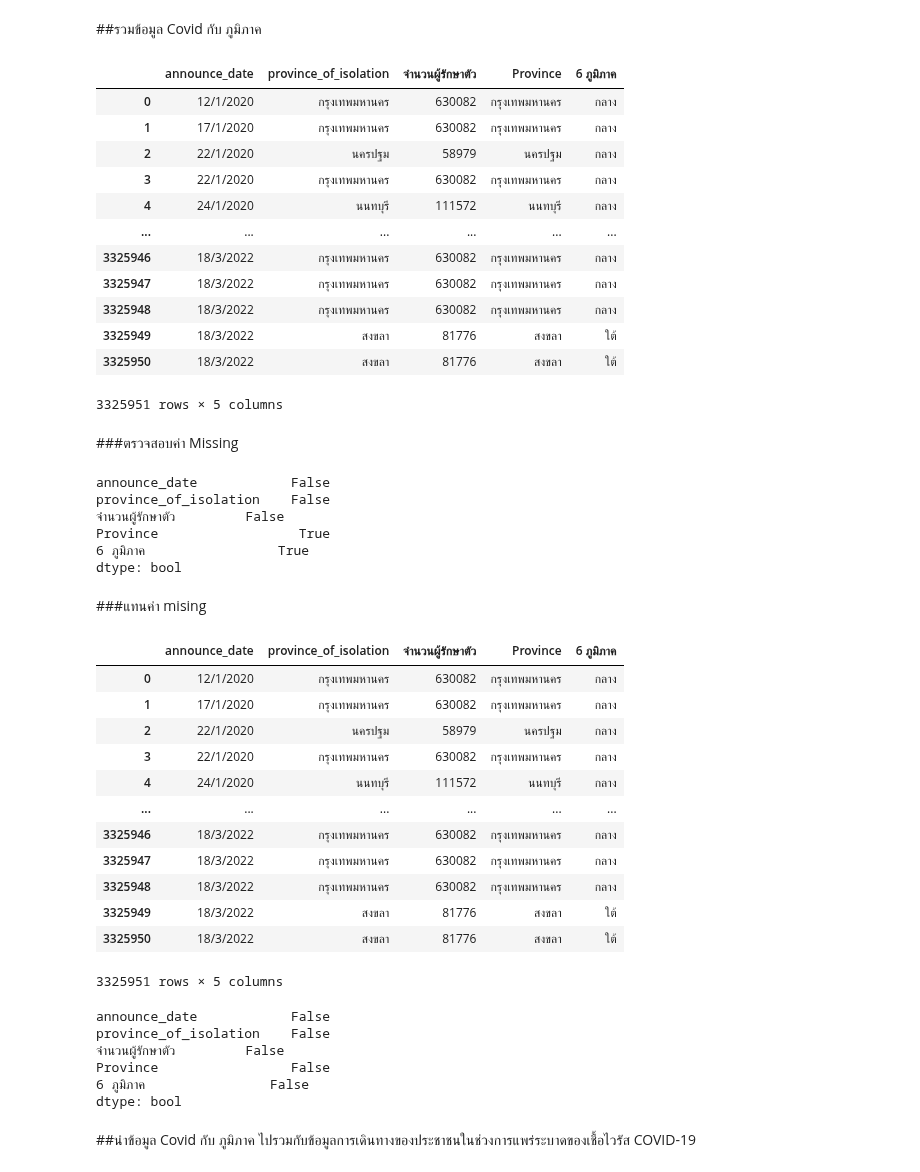
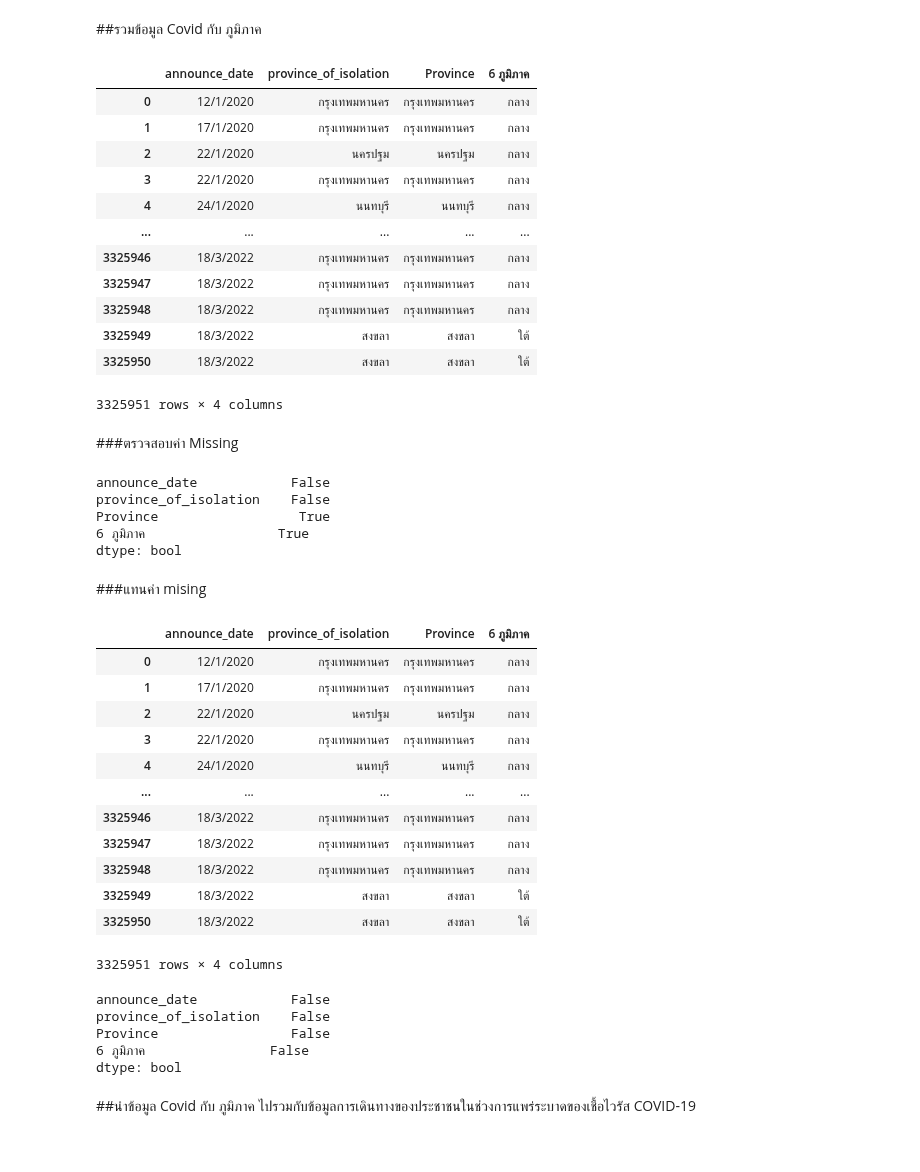
Before and after one commit to Nunticha24/data_viz_2022, a Jupyter notebook: Project_Dinosaur.ipynb, the cells around one changed output. Saved outputs shown, nothing was run; the diff lists cells and outputs as text; code cells hidden in the pictures.

```diff
--- a/Project_Dinosaur.ipynb
+++ b/Project_Dinosaur.ipynb
@@ -342,22 +306,22 @@ dtype: bool
 # %% [markdown]
 ##รวมข้อมูล Covid กับ ภูมิภาค
 # %%
-covid_re = covid_iso.merge(data_region,how='left',left_on='province_of_isolation',right_on = 'Province')
+covid_re = Covid.merge(data_region,how='left',left_on='province_of_isolation',right_on = 'Province')
 covid_re
 # %% [output]
-|  | announce_date | province_of_isolation | จำนวนผู้รักษาตัว | Province | 6 ภูมิภาค |
-| 0 | 12/1/2020 | กรุงเทพมหานคร | 630082 | กรุงเทพมหานคร | กลาง |
-| 1 | 17/1/2020 | กรุงเทพมหานคร | 630082 | กรุงเทพมหานคร | กลาง |
-| 2 | 22/1/2020 | นครปฐม | 58979 | นครปฐม | กลาง |
-| 3 | 22/1/2020 | กรุงเทพมหานคร | 630082 | กรุงเทพมหานคร | กลาง |
-| 4 | 24/1/2020 | นนทบุรี | 111572 | นนทบุรี | กลาง |
-| ... | ... | ... | ... | ... | ... |
-| 3325946 | 18/3/2022 | กรุงเทพมหานคร | 630082 | กรุงเทพมหานคร | กลาง |
-| 3325947 | 18/3/2022 | กรุงเทพมหานคร | 630082 | กรุงเทพมหานคร | กลาง |
-| 3325948 | 18/3/2022 | กรุงเทพมหานคร | 630082 | กรุงเทพมหานคร | กลาง |
-| 3325949 | 18/3/2022 | สงขลา | 81776 | สงขลา | ใต้ |
-| 3325950 | 18/3/2022 | สงขลา | 81776 | สงขลา | ใต้ |
+|  | announce_date | province_of_isolation | Province | 6 ภูมิภาค |
+| 0 | 12/1/2020 | กรุงเทพมหานคร | กรุงเทพมหานคร | กลาง |
+| 1 | 17/1/2020 | กรุงเทพมหานคร | กรุงเทพมหานคร | กลาง |
+| 2 | 22/1/2020 | นครปฐม | นครปฐม | กลาง |
+| 3 | 22/1/2020 | กรุงเทพมหานคร | กรุงเทพมหานคร | กลาง |
+| 4 | 24/1/2020 | นนทบุรี | นนทบุรี | กลาง |
+| ... | ... | ... | ... | ... |
+| 3325946 | 18/3/2022 | กรุงเทพมหานคร | กรุงเทพมหานคร | กลาง |
+| 3325947 | 18/3/2022 | กรุงเทพมหานคร | กรุงเทพมหานคร | กลาง |
+| 3325948 | 18/3/2022 | กรุงเทพมหานคร | กรุงเทพมหานคร | กลาง |
+| 3325949 | 18/3/2022 | สงขลา | สงขลา | ใต้ |
+| 3325950 | 18/3/2022 | สงขลา | สงขลา | ใต้ |
-3325951 rows × 5 columns
+3325951 rows × 4 columns
 # %% [markdown]
 ###ตรวจสอบค่า Missing
 # %%
@@ -365,7 +329,6 @@ covid_re.isnull().any()
 # %% [output]
 announce_date            False
 province_of_isolation    False
-จำนวนผู้รักษาตัว         False
 Province                  True
 6 ภูมิภาค                 True
 dtype: bool
@@ -375,25 +338,24 @@ dtype: bool
 covid_re = covid_re.fillna(value={'Province':'ไม่ระบุ','6 ภูมิภาค':'ไม่ระบุ'})
 covid_re
 # %% [output]
-|  | announce_date | province_of_isolation | จำนวนผู้รักษาตัว | Province | 6 ภูมิภาค |
-| 0 | 12/1/2020 | กรุงเทพมหานคร | 630082 | กรุงเทพมหานคร | กลาง |
-| 1 | 17/1/2020 | กรุงเทพมหานคร | 630082 | กรุงเทพมหานคร | กลาง |
-| 2 | 22/1/2020 | นครปฐม | 58979 | นครปฐม | กลาง |
-| 3 | 22/1/2020 | กรุงเทพมหานคร | 630082 | กรุงเทพมหานคร | กลาง |
-| 4 | 24/1/2020 | นนทบุรี | 111572 | นนทบุรี | กลาง |
-| ... | ... | ... | ... | ... | ... |
-| 3325946 | 18/3/2022 | กรุงเทพมหานคร | 630082 | กรุงเทพมหานคร | กลาง |
-| 3325947 | 18/3/2022 | กรุงเทพมหานคร | 630082 | กรุงเทพมหานคร | กลาง |
-| 3325948 | 18/3/2022 | กรุงเทพมหานคร | 630082 | กรุงเทพมหานคร | กลาง |
-| 3325949 | 18/3/2022 | สงขลา | 81776 | สงขลา | ใต้ |
-| 3325950 | 18/3/2022 | สงขลา | 81776 | สงขลา | ใต้ |
+|  | announce_date | province_of_isolation | Province | 6 ภูมิภาค |
+| 0 | 12/1/2020 | กรุงเทพมหานคร | กรุงเทพมหานคร | กลาง |
+| 1 | 17/1/2020 | กรุงเทพมหานคร | กรุงเทพมหานคร | กลาง |
+| 2 | 22/1/2020 | นครปฐม | นครปฐม | กลาง |
+| 3 | 22/1/2020 | กรุงเทพมหานคร | กรุงเทพมหานคร | กลาง |
+| 4 | 24/1/2020 | นนทบุรี | นนทบุรี | กลาง |
+| ... | ... | ... | ... | ... |
+| 3325946 | 18/3/2022 | กรุงเทพมหานคร | กรุงเทพมหานคร | กลาง |
+| 3325947 | 18/3/2022 | กรุงเทพมหานคร | กรุงเทพมหานคร | กลาง |
+| 3325948 | 18/3/2022 | กรุงเทพมหานคร | กรุงเทพมหานคร | กลาง |
+| 3325949 | 18/3/2022 | สงขลา | สงขลา | ใต้ |
+| 3325950 | 18/3/2022 | สงขลา | สงขลา | ใต้ |
-3325951 rows × 5 columns
+3325951 rows × 4 columns
 # %%
 covid_re.isnull().any()
 # %% [output]
 announce_date            False
 province_of_isolation    False
-จำนวนผู้รักษาตัว         False
 Province                 False
 6 ภูมิภาค                False
 dtype: bool
```
Also changed, not shown: parts of 43 cells of this notebook.
